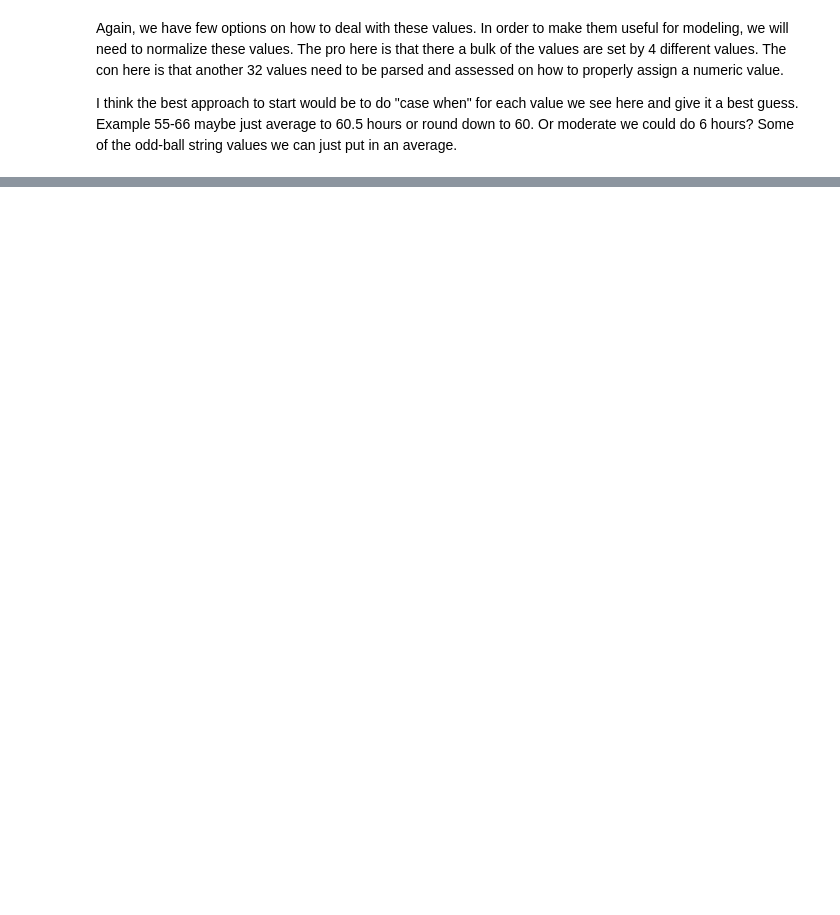
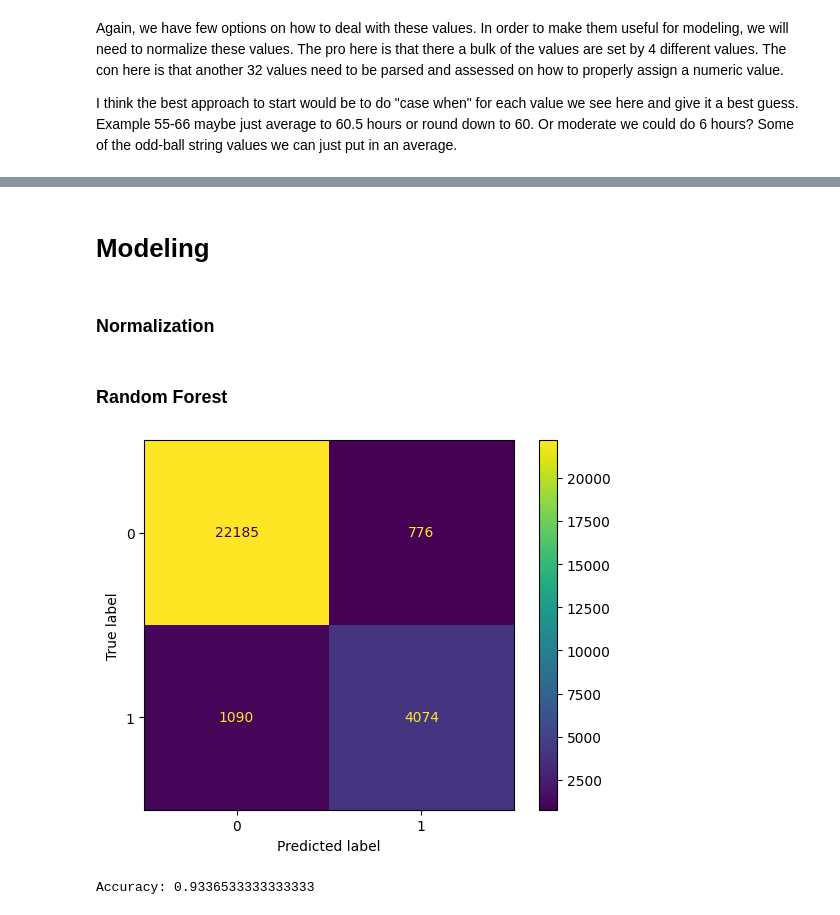
Before and after one commit to lucas-berth/mental_health_data_modeling, a Jupyter notebook: mental_health_prediction_modeling.ipynb, the cells around one changed output, grey strips where cells are left out. Saved outputs shown, nothing was run; the diff lists cells and outputs as text; code cells hidden in the pictures; blank space fills up the shorter version.

Commit message:
Ready to go for submission modeling

```diff
--- a/mental_health_prediction_modeling.ipynb
+++ b/mental_health_prediction_modeling.ipynb
@@ -199,0 +477,2 @@ I think the best approach to start would be to do "case when" for each value we
+# %% [markdown]
+# Modeling
@@ -199,0 +484,39 @@ I think the best approach to start would be to do "case when" for each value we
+# %% [markdown]
+### Normalization
+# %%
+scaler = MinMaxScaler()
+#columns that are non binary (not 1s or 0s)
+numeric_columns = [ 'Age', 'Academic Pressure',
+                           'Work Pressure', 'CGPA', 'Study Satisfaction', 'Job Satisfaction', 'Sleep Duration',
+                           'Work/Study Hours', 'Financial Stress']
+clean_data_norm = scaler.fit_transform(clean_data[numeric_columns])
+
+clean_data_norm = pd.DataFrame(clean_data_norm,
+                           columns=numeric_columns,
+                           index=clean_data.index)
+# %%
+x_vals_add_in = ['Gender', 'Working Professional or Student',  'Have you ever had suicidal thoughts ?',
+                        'Family History of Mental Illness']
+y_data = clean_data['Depression']
+# %%
+X_data = pd.concat([clean_data_norm, clean_data[x_vals_add_in]], axis=1)
+# %%
+X_train, X_test, y_train, y_test = train_test_split(X_data, y_data, test_size=0.2, random_state=10)
+# %% [markdown]
+### Random Forest
+# %%
+rf = RandomForestClassifier()
+rf.fit(X_train, y_train)
+
+
+y_pred = rf.predict(X_test)
+cm = confusion_matrix(y_test, y_pred)
+
+ConfusionMatrixDisplay(confusion_matrix=cm).plot();
+# %% [output]
+[figure, added]
+# %%
+accuracy = accuracy_score(y_test, y_pred)
+print("Accuracy:", accuracy)
+# %% [output]
+Accuracy: 0.9336533333333333
```
Also changed, not shown: parts of 50 cells of this notebook.
